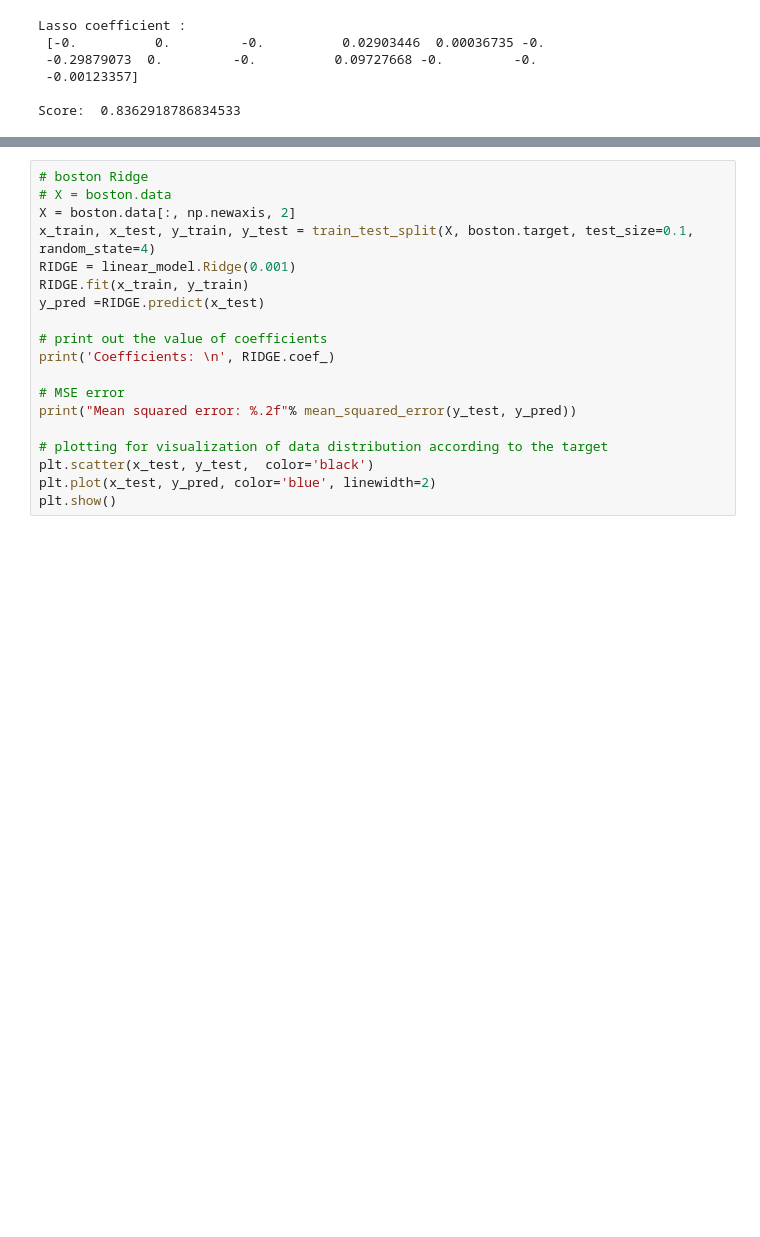
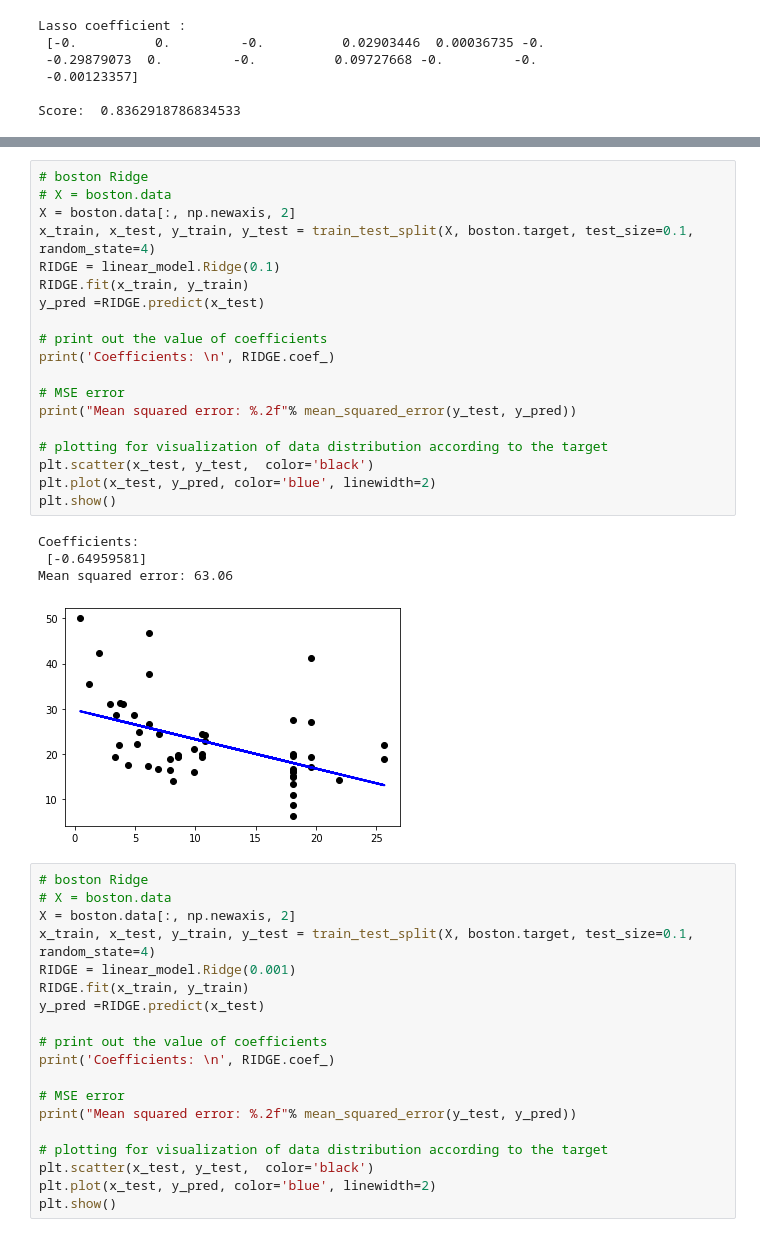
Before and after one commit to vic22981106/2nd-ML100Days, a Jupyter notebook: homework/Day_040_HW.ipynb, the cells around one changed output, grey strips where cells are left out. Drawn from its saved outputs; the diff is of its cells as text; blank space fills up the shorter version.

```diff
--- a/homework/Day_040_HW.ipynb
+++ b/homework/Day_040_HW.ipynb
@@ -110,5 +225,29 @@ Coefficients:
 Mean squared error: 63.06
 [figure]
+# %%
+# boston Ridge
+# X = boston.data
+X = boston.data[:, np.newaxis, 2]
+x_train, x_test, y_train, y_test = train_test_split(X, boston.target, test_size=0.1, random_state=4)
+RIDGE = linear_model.Ridge(0.1)
+RIDGE.fit(x_train, y_train)
+y_pred =RIDGE.predict(x_test)
+
+# print out the value of coefficients
+print('Coefficients: \n', RIDGE.coef_)
+
+# MSE error
+print("Mean squared error: %.2f"% mean_squared_error(y_test, y_pred))
+
+# plotting for visualization of data distribution according to the target
+plt.scatter(x_test, y_test,  color='black')
+plt.plot(x_test, y_pred, color='blue', linewidth=2)
+plt.show()
+# %% [output]
+Coefficients:
+ [-0.64959581]
+Mean squared error: 63.06
+[figure, added]
 # %%
 # boston Ridge
 # X = boston.data
```
Also changed, not shown: parts of 10 cells of this notebook.
